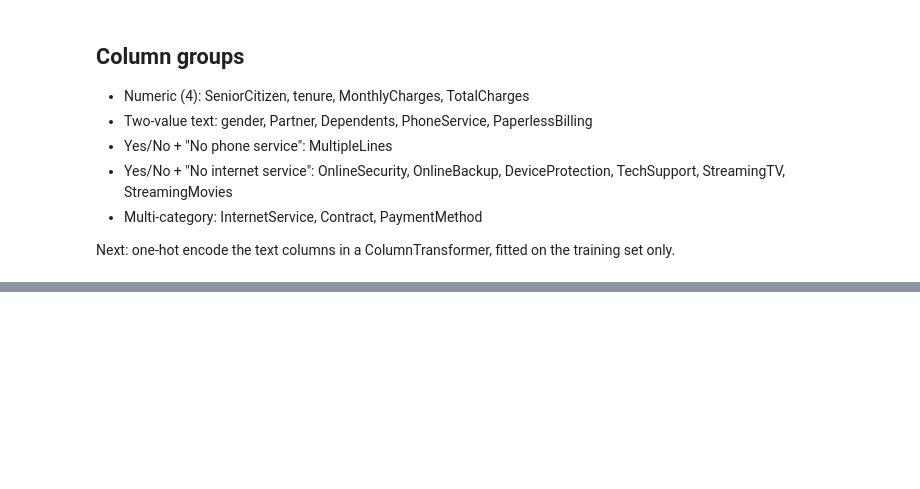
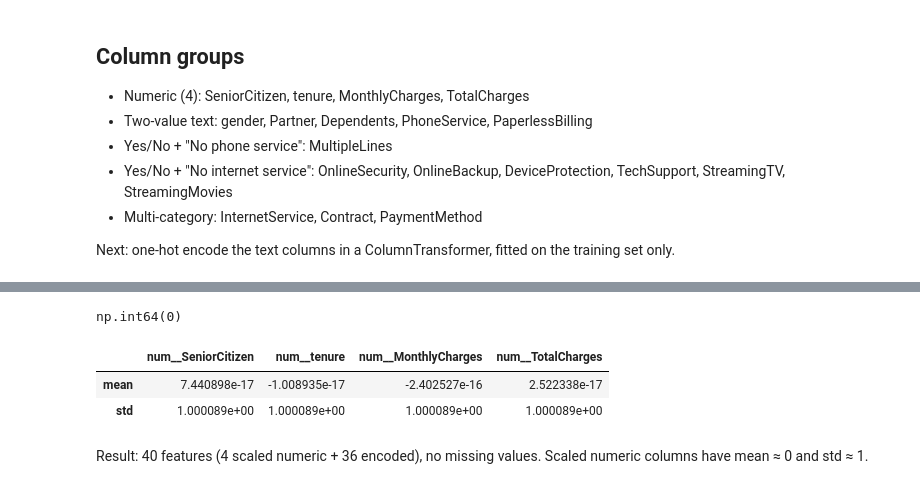
Before and after one commit to Rgmoogachiri/telco-churn-prediction, a Jupyter notebook: notebooks/04_feature_engineering.ipynb, the cells around one changed output, grey strips where cells are left out. Drawn from its saved outputs; the diff is of its cells as text; code cells hidden in the pictures; blank space fills up the shorter version.

Commit message:
Add feature engineering notebook with train/test split and preprocessing

```diff
--- a/notebooks/04_feature_engineering.ipynb
+++ b/notebooks/04_feature_engineering.ipynb
@@ -81,0 +87,8 @@ PaymentMethod ['Electronic check', 'Mailed check', 'Credit card (automatic)', 'B
+# %%
+preprocessor = ColumnTransformer(
+    transformers=[
+        ("num", StandardScaler(), numeric_cols),
+        ("cat", OneHotEncoder(drop="if_binary", handle_unknown="ignore", sparse_output=False), categorical_cols),
+    ]
+)
+preprocessor.set_output(transform="pandas")
@@ -81,0 +112,4 @@ PaymentMethod ['Electronic check', 'Mailed check', 'Credit card (automatic)', 'B
+# %%
+X_train_t = preprocessor.fit_transform(X_train)
+X_test_t = preprocessor.transform(X_test)
+X_train_t.shape, X_test_t.shape
@@ -81,0 +138,13 @@ PaymentMethod ['Electronic check', 'Mailed check', 'Credit card (automatic)', 'B
+# %%
+X_train_t.isna().sum().sum()
+# %% [output]
+np.int64(0)
+# %%
+scaled_cols = [f"num__{c}" for c in numeric_cols]
+X_train_t[scaled_cols].describe().loc[["mean", "std"]]
+# %% [output]
+|  | num__SeniorCitizen | num__tenure | num__MonthlyCharges | num__TotalCharges |
+| mean | 7.440898e-17 | -1.008935e-17 | -2.402527e-16 | 2.522338e-17 |
+| std | 1.000089e+00 | 1.000089e+00 | 1.000089e+00 | 1.000089e+00 |
+# %% [markdown]
+Result: 40 features (4 scaled numeric + 36 encoded), no missing values. Scaled numeric columns have mean ≈ 0 and std ≈ 1.
```
Also changed, not shown: parts of 7 cells of this notebook.
